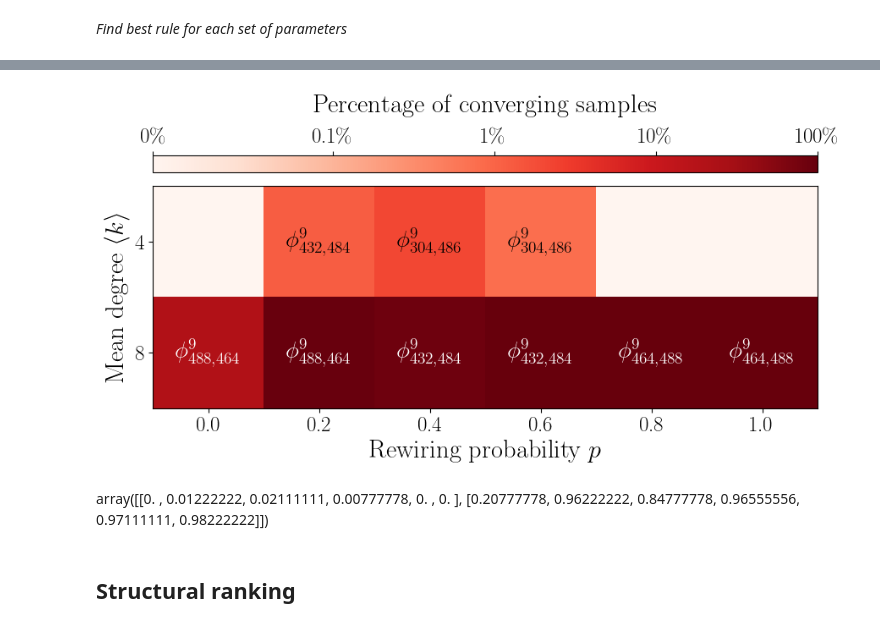
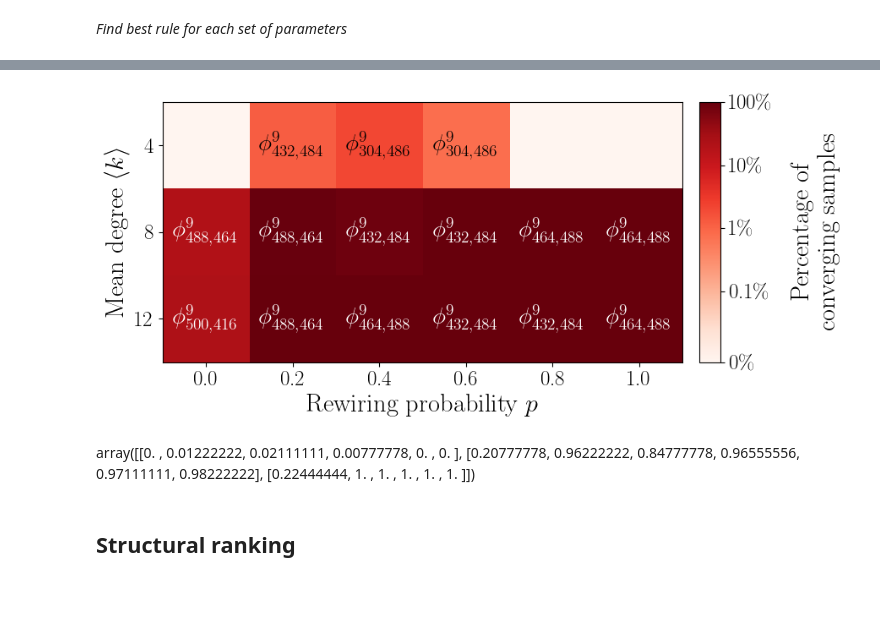
Before and after one commit to mrollier/network_automata_robustness, a Jupyter notebook: manuscript/impact_analysis-figures.ipynb, the cells around one changed output, grey strips where cells are left out. Drawn from its saved outputs; the diff is of its cells as text; code cells hidden in the pictures; blank space fills up the shorter version.

```diff
--- a/manuscript/impact_analysis-figures.ipynb
+++ b/manuscript/impact_analysis-figures.ipynb
@@ -1188,7 +1240,7 @@ target_num_nodes = 900
 target_T = 100
 target_resolution = 9
 
-degree_values = [4, 8]
+degree_values = [4, 8, 12]
 p_values = [0., .2, .4, .6, .8, 1.0]
 p_string_values = [f"{p:.2f}".replace('.', 'p') for p in p_values]
 
@@ -1265,9 +1315,10 @@ Working on degree 8 and rewiring probability 1p00 ...
 # %%
 from matplotlib.colors import SymLogNorm
+from mpl_toolkits.axes_grid1 import make_axes_locatable
 
 final_homogeneous_fractions = final_homogeneous_counts / stacked_configs.shape[0]
 
-fig, ax = plt.subplots(figsize=(9, 6))
+fig, ax = plt.subplots(figsize=(9, 9))
 fontsize = 22
 
 norm = SymLogNorm(linthresh=1e-3, vmin=final_homogeneous_fractions.min(), vmax=1.)
@@ -1276,41 +1327,45 @@ im = ax.imshow(final_homogeneous_fractions, cmap='Reds', norm=norm)
 for row in range(final_homogeneous_fractions.shape[0]):
     for col in range(final_homogeneous_fractions.shape[1]):
         value = final_homogeneous_fractions[row, col]
         beta, sigma = final_best_rules[row, col]
         if value == 0:
             rule = ''
         else:
             rule = f'$\\phi^{{{target_resolution}}}_{{{beta},{sigma}}}$'
         text_color = "white" if norm(value) > 0.8 else "black"
         text = fr"{rule}"
         ax.text(col, row, text, ha="center", va="center", color=text_color, fontsize=fontsize-2, fontweight='bold')
 
 ax.set_xlabel(f'Rewiring probability $p$', fontsize=fontsize)
 ax.set_ylabel(f'Mean degree $\\langle k \\rangle$', fontsize=fontsize)
 # ax.set_title('Final homogeneous fractions')
-cbar = fig.colorbar(im, ax=ax, label='Percentage of converging samples', orientation='horizontal', pad=0.03, location='top', aspect=40)
+divider = make_axes_locatable(ax)
+cax = divider.append_axes("right", size="4%", pad=0.2)
+cbar = fig.colorbar(im, cax=cax, label='Percentage of\nconverging samples', orientation='vertical')
 cbar.set_ticks([0, 0.001, 0.01, 0.1, 1.0])
 cbar.set_ticklabels([f'0\\%', f'0.1\\%', f'1\\%', f'10\\%', f'100\\%'])
 cbar.ax.tick_params(labelsize=fontsize-4)
 
-cbar.ax.xaxis.label.set_fontsize(fontsize)
-cbar.ax.xaxis.labelpad = 14
-cbar.ax.xaxis.set_label_position('top')
-cbar.ax.xaxis.set_ticks_position('top')
+cbar.ax.yaxis.label.set_fontsize(fontsize)
+cbar.ax.yaxis.labelpad = 14
+cbar.ax.yaxis.set_label_position('right')
+cbar.ax.yaxis.set_ticks_position('right')
 
 ax.set_xticks(np.arange(len(p_values)))
 ax.set_xticklabels(np.array(p_values), size=fontsize-4)
 
 ax.set_yticks(np.arange(len(degree_values)))
 ax.set_yticklabels(np.array(degree_values), size=fontsize-4)
 
 plt.tight_layout()
 
 plt.savefig(figures_dir+f'final_homogeneous_fractions_r{target_resolution}.pdf', bbox_inches='tight')
 # %% [output]
-[figure, old version]
+[figure, new version]
 # %% [markdown]
 array([[0.        , 0.01222222, 0.02111111, 0.00777778, 0.        ,
         0.        ],
        [0.20777778, 0.96222222, 0.84777778, 0.96555556, 0.97111111,
-        0.98222222]])
+        0.98222222],
+       [0.22444444, 1.        , 1.        , 1.        , 1.        ,
+        1.        ]])
```
Also changed, not shown: parts of 8 cells of this notebook, 2 other files.
